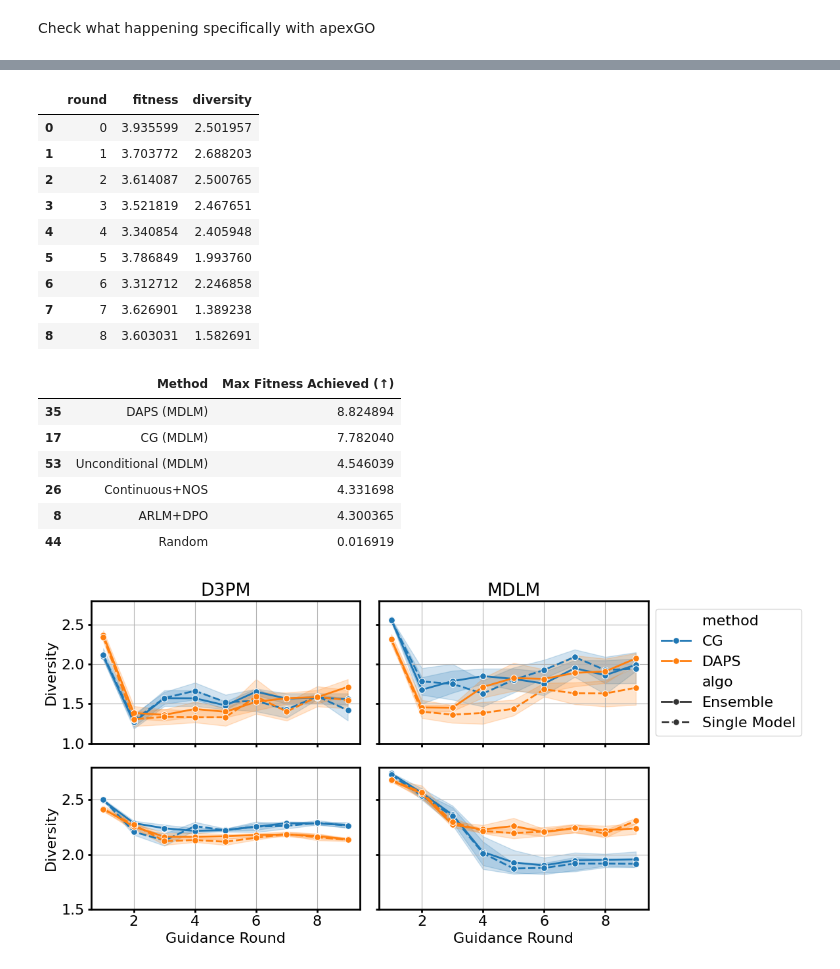
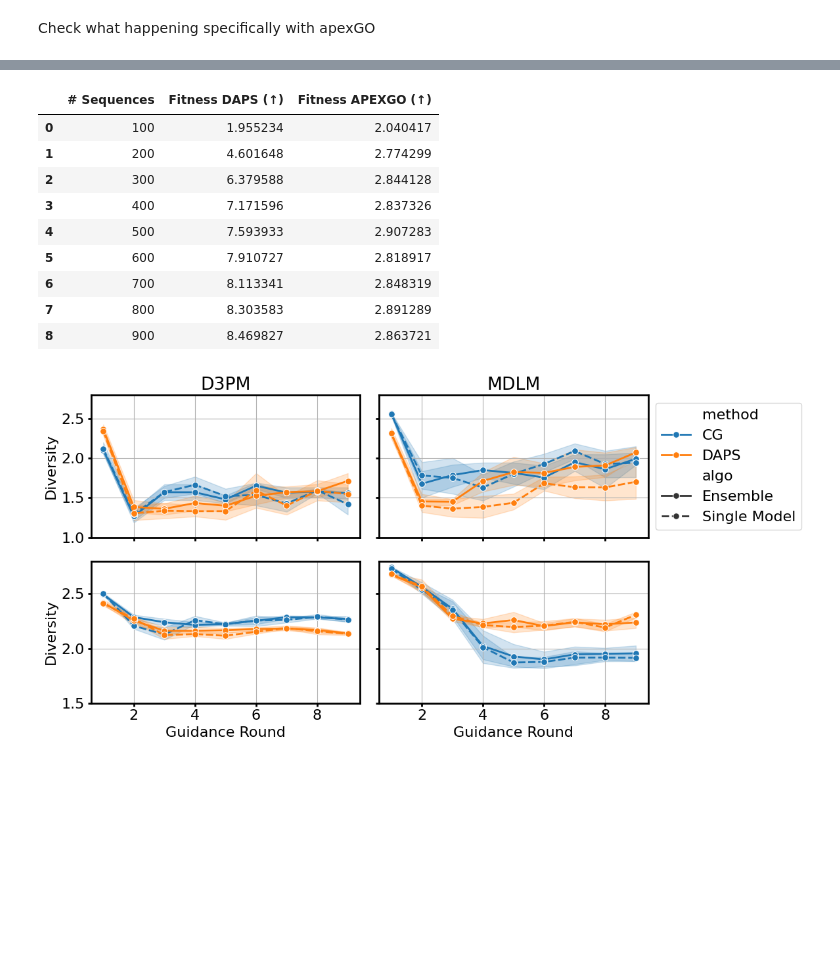
Before and after one commit to Komod0D/SGPO, a Jupyter notebook: analysis.ipynb, the cells around one changed output, grey strips where cells are left out. Drawn from its saved outputs; the diff is of its cells as text; code cells hidden in the pictures; blank space fills up the shorter version.

```diff
--- a/analysis.ipynb
+++ b/analysis.ipynb
@@ -1397,47 +1412,44 @@ Check what happening specifically with apexGO
 # %%
-apexgo_df
+
 #groupby sequence diversity for round and repeat, using shannon entropy aggregation
-grouped = apexgo_df.groupby(["round", "repeat"]).agg({"fitness": "mean", "sequence": shannon_entropy}).reset_index()
+daps_df = all_df[all_df["method"] == "DAPS (MDLM)"]
+grouped = daps_df.groupby(["round", "repeat"]).agg({"fitness": "mean", "sequence": shannon_entropy}).reset_index()
 #take the mean across repeat
 grouped = grouped.groupby("round").agg({"fitness": "mean", "sequence": "mean"}).reset_index()
 #rename sequence to diversity
-grouped = grouped.rename(columns={"sequence": "diversity"})
-grouped
+#replaces round with num-sequences * 100
+#drop round column
+grouped = grouped.rename(columns={"sequence": "Diversity", "fitness": "Fitness DAPS (↑)", "round": "# Sequences"})
+#put num_sequences first
+grouped1 = grouped[["# Sequences", "Fitness DAPS (↑)"]]
-# %% [output]
-|  | round | fitness | diversity |
-| 0 | 0 | 3.935599 | 2.501957 |
-| 1 | 1 | 3.703772 | 2.688203 |
-| 2 | 2 | 3.614087 | 2.500765 |
-| 3 | 3 | 3.521819 | 2.467651 |
-| 4 | 4 | 3.340854 | 2.405948 |
-| 5 | 5 | 3.786849 | 1.993760 |
-| 6 | 6 | 3.312712 | 2.246858 |
-| 7 | 7 | 3.626901 | 1.389238 |
-| 8 | 8 | 3.603031 | 1.582691 |
-# %%
-#groupby mean of repeat
-grouped = max_df.groupby(["method", "round"]).mean().reset_index()
-grouped = grouped[grouped["round"] == 900]
-#reorder rows
-
-grouped.sort_values(by="max_achieved_fitness", ascending=False, inplace=True)
-
-grouped = grouped.rename(columns={"method": "Method", "max_achieved_fitness": "Max Fitness Achieved (↑)"})
-#drop columns containing nos in title
-grouped = grouped[["Method", "Max Fitness Achieved (↑)"]]
-
-
-grouped.to_markdown("figures/GB1_iterative_summary.md", index=False)
-
-grouped
-# %% [output]
-|  | Method | Max Fitness Achieved (↑) |
-| 35 | DAPS (MDLM) | 8.824894 |
-| 17 | CG (MDLM) | 7.782040 |
-| 53 | Unconditional (MDLM) | 4.546039 |
-| 26 | Continuous+NOS | 4.331698 |
-| 8 | ARLM+DPO | 4.300365 |
-| 44 | Random | 0.016919 |
+# %%
+#groupby sequence diversity for round and repeat, using shannon entropy aggregation
+grouped = apexgo_df.groupby(["round", "repeat"]).agg({"fitness": "mean", "sequence": shannon_entropy}).reset_index()
+#take the mean across repeat
+grouped = grouped.groupby("round").agg({"fitness": "mean", "sequence": "mean"}).reset_index()
+#rename sequence to diversity
+#replaces round with num-sequences * 100
+grouped["# Sequences"] = (grouped["round"] + 1) * 100
+#drop round column
+grouped = grouped.rename(columns={"sequence": "Diversity", "fitness": "Fitness APEXGO (↑)"})
+#put num_sequences first
+grouped2 = grouped[["# Sequences", "Fitness APEXGO (↑)"]]
+
+#merge the two dataframes on num_sequences
+merged_df = pd.merge(grouped1, grouped2, on="# Sequences")
+merged_df.to_markdown("figures/APEXGO_summary.md", index=False)
+merged_df
+# %% [output]
+|  | # Sequences | Fitness DAPS (↑) | Fitness APEXGO (↑) |
+| 0 | 100 | 1.955234 | 2.040417 |
+| 1 | 200 | 4.601648 | 2.774299 |
+| 2 | 300 | 6.379588 | 2.844128 |
+| 3 | 400 | 7.171596 | 2.837326 |
+| 4 | 500 | 7.593933 | 2.907283 |
+| 5 | 600 | 7.910727 | 2.818917 |
+| 6 | 700 | 8.113341 | 2.848319 |
+| 7 | 800 | 8.303583 | 2.891289 |
+| 8 | 900 | 8.469827 | 2.863721 |
 # %%
 def get_achieved_fitness(max_df, mean_df, protein):
     max_fitnesses = []
```
Also changed, not shown: parts of 2 cells of this notebook, 7 other files.
